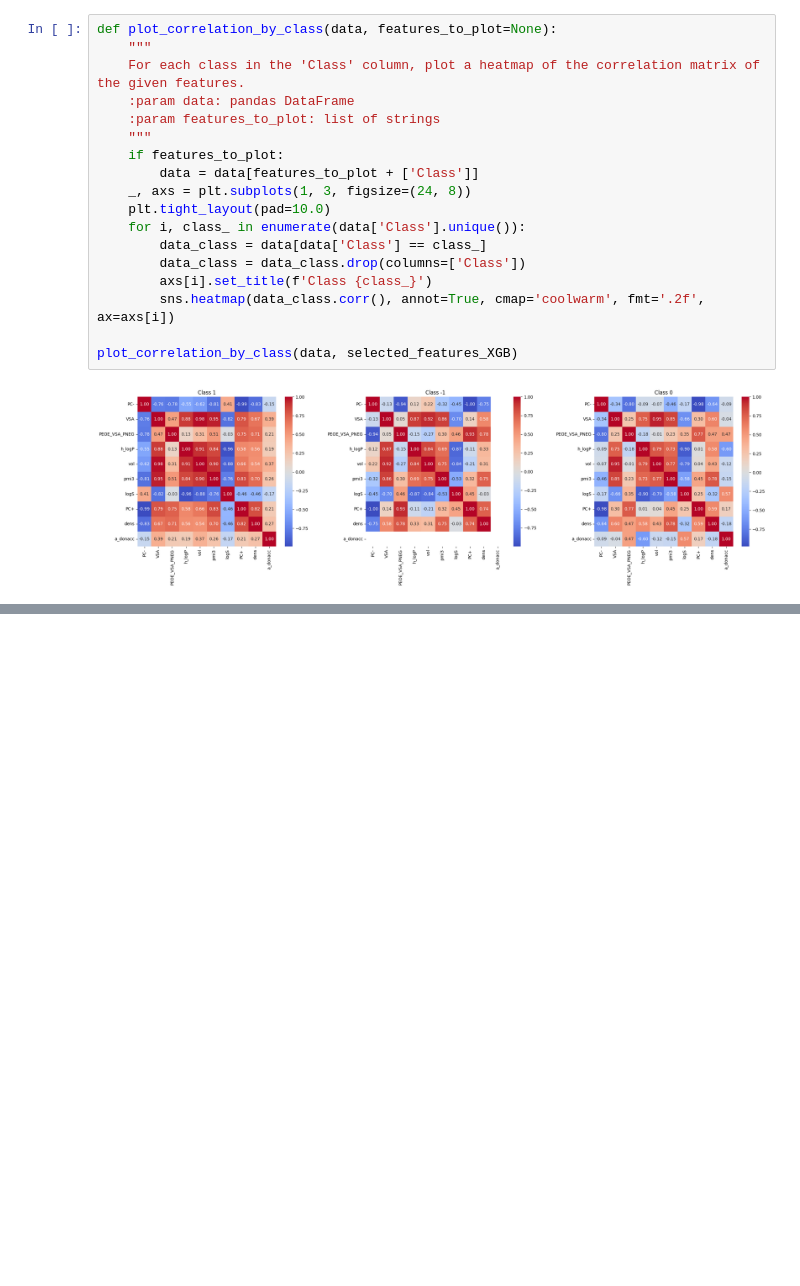
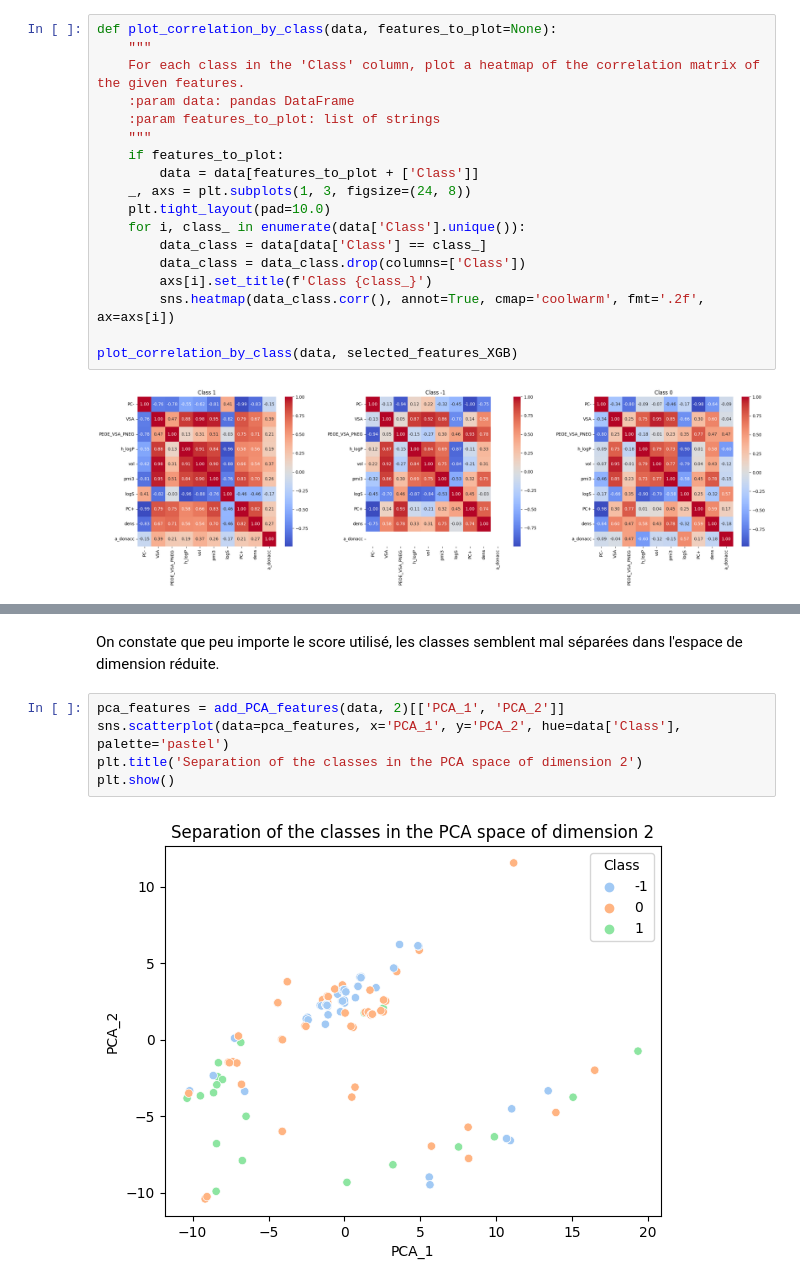
Before and after one commit to tom-sartori/BIN710, a Jupyter notebook: Tp1/groupe8_tp1.ipynb, the cells around one changed output, grey strips where cells are left out. Cells and saved outputs as stored; diff of their text form; blank space fills up the shorter version.

```diff
--- a/Tp1/groupe8_tp1.ipynb
+++ b/Tp1/groupe8_tp1.ipynb
@@ -244,0 +306,9 @@ plot_correlation_by_class(data, selected_features_XGB)
+# %% [markdown]
+On constate que peu importe le score utilisé, les classes semblent mal séparées dans l'espace de dimension réduite.
+# %%
+pca_features = add_PCA_features(data, 2)[['PCA_1', 'PCA_2']]
+sns.scatterplot(data=pca_features, x='PCA_1', y='PCA_2', hue=data['Class'], palette='pastel')
+plt.title('Separation of the classes in the PCA space of dimension 2')
+plt.show()
+# %% [output]
+[figure, added]
```
Also changed, not shown: parts of 18 cells of this notebook.
